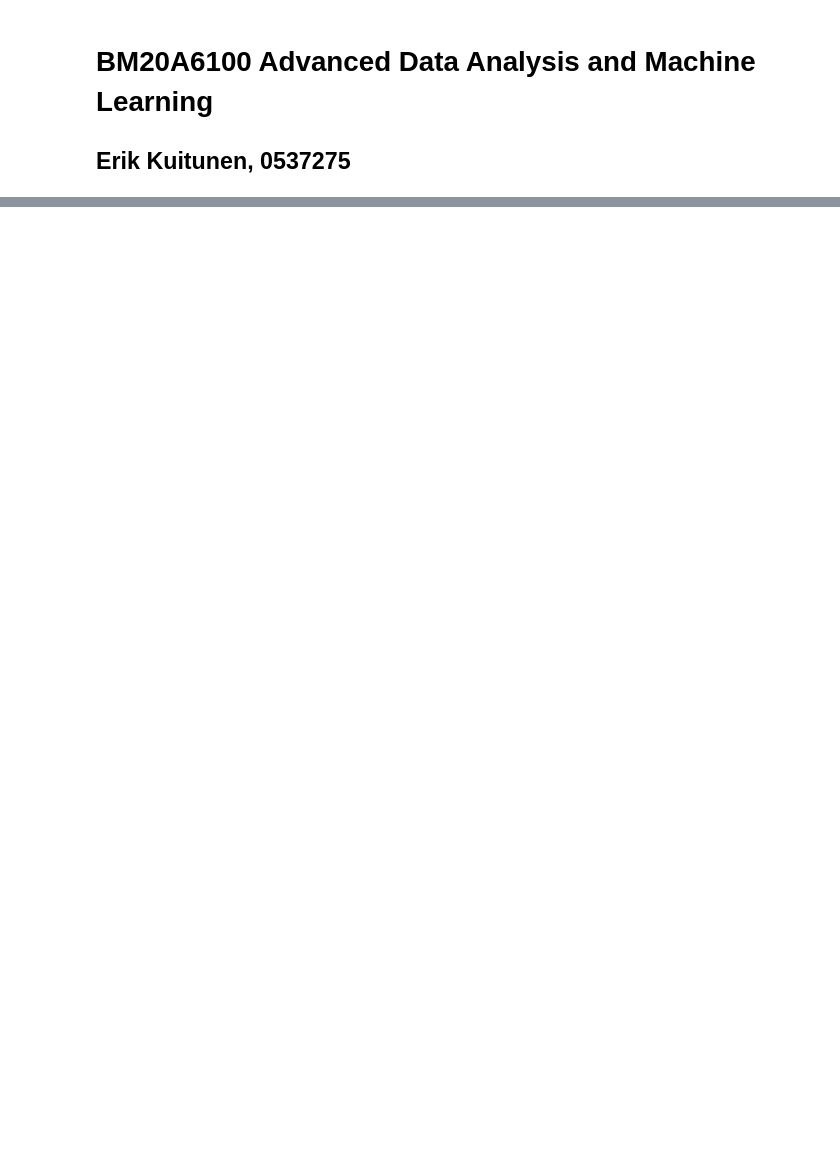
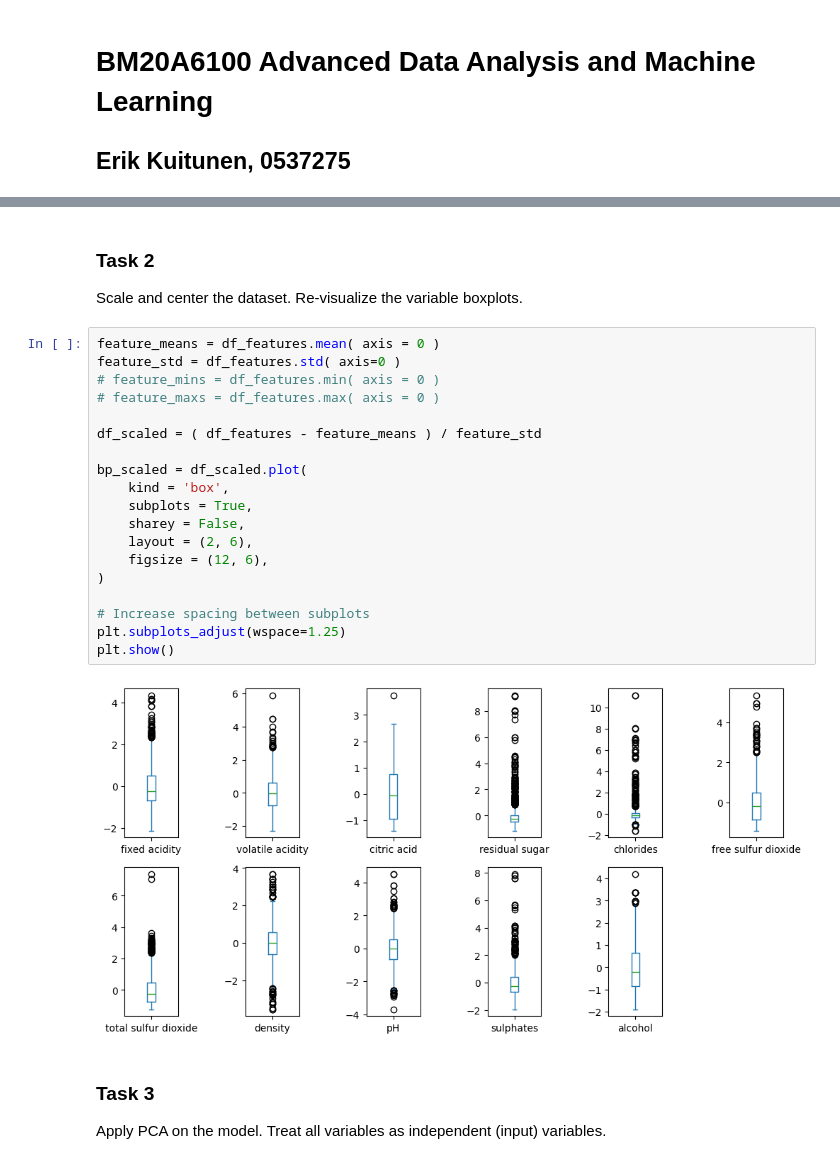
Before and after one commit to Erikkui/adaml-2024fall, a Jupyter notebook: week-02/week-02-tasks.ipynb, the cells around one changed output, grey strips where cells are left out. Saved outputs shown, nothing was run; the diff lists cells and outputs as text; blank space fills up the shorter version.

```diff
--- a/week-02/week-02-tasks.ipynb
+++ b/week-02/week-02-tasks.ipynb
@@ -30,0 +30,27 @@ data = pd.read_csv("winequality-red.csv")
+# %% [markdown]
+### Task 2
+Scale and center the dataset. Re-visualize the variable boxplots.
+# %%
+feature_means = df_features.mean( axis = 0 )
+feature_std = df_features.std( axis=0 )
+# feature_mins = df_features.min( axis = 0 )
+# feature_maxs = df_features.max( axis = 0 )
+
+df_scaled = ( df_features - feature_means ) / feature_std
+
+bp_scaled = df_scaled.plot(
+    kind = 'box',
+    subplots = True,
+    sharey = False,
+    layout = (2, 6),
+    figsize = (12, 6),
+)
+
+# Increase spacing between subplots
+plt.subplots_adjust(wspace=1.25)
+plt.show()
+# %% [output]
+[figure, added]
+# %% [markdown]
+### Task 3
+Apply PCA on the model. Treat all variables as independent (input) variables.
```
Also changed, not shown: parts of 6 cells of this notebook.
